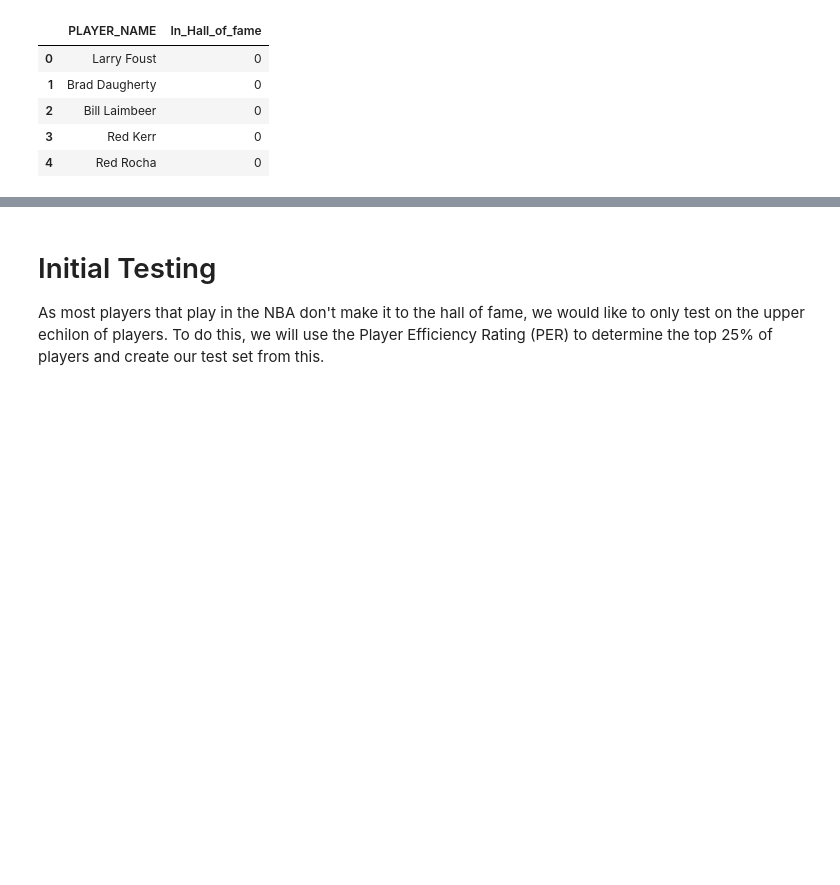
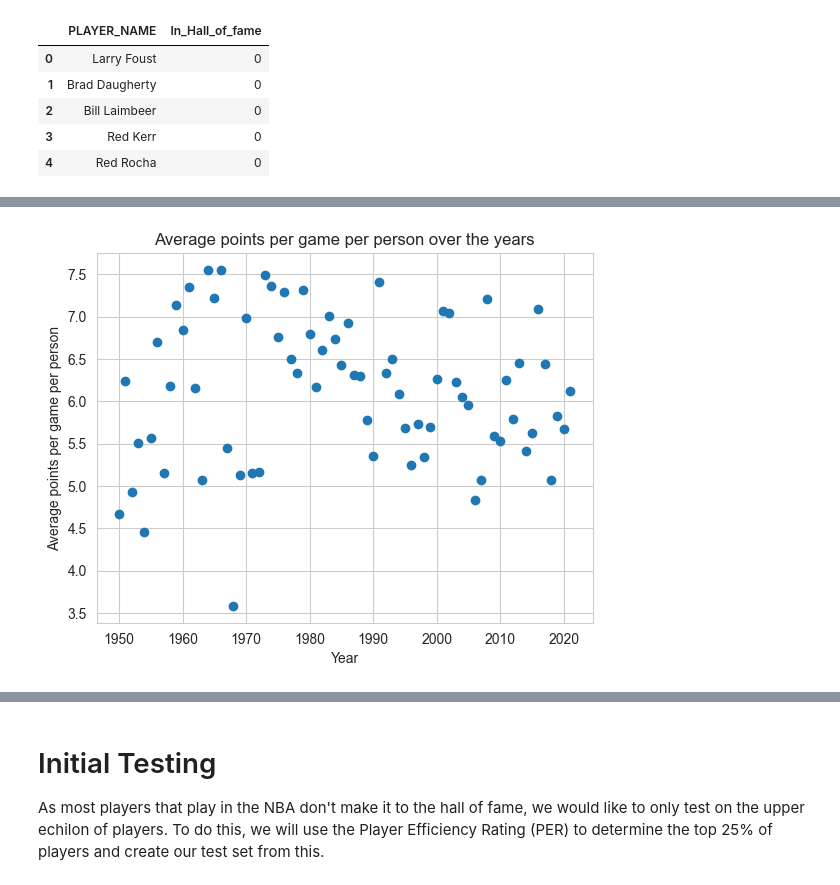
Before and after one commit to peterrwilson99/nba-hof-predictor, a Jupyter notebook: report.ipynb, the cells around one changed output, grey strips where cells are left out. Cells and saved outputs as stored; diff of their text form; code cells hidden in the pictures; blank space fills up the shorter version.

```diff
--- a/report.ipynb
+++ b/report.ipynb
@@ -201,0 +330,8 @@ summary_df.head()
+# %%
+plt.scatter(years, avg_ptspg)
+plt.title('Average points per game per person over the years')
+plt.xlabel('Year')
+plt.ylabel('Average points per game per person')
+plt.show()
+# %% [output]
+[figure, added]
```
Also changed, not shown: parts of 35 cells of this notebook, 2 other files.
